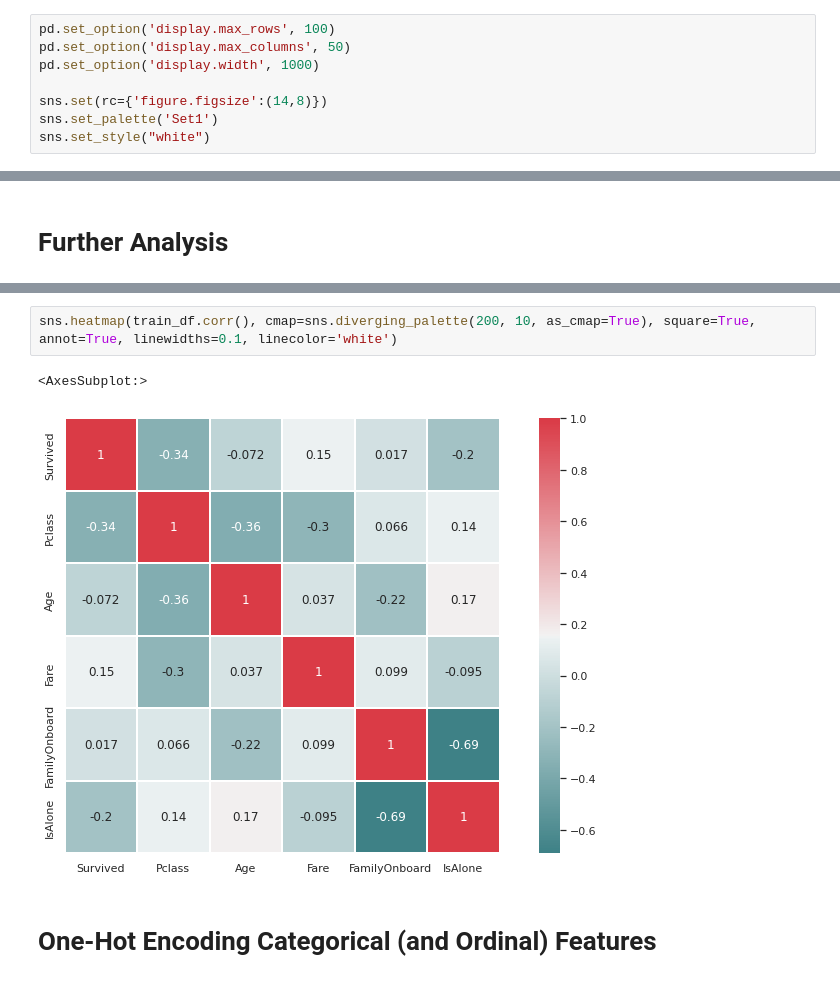
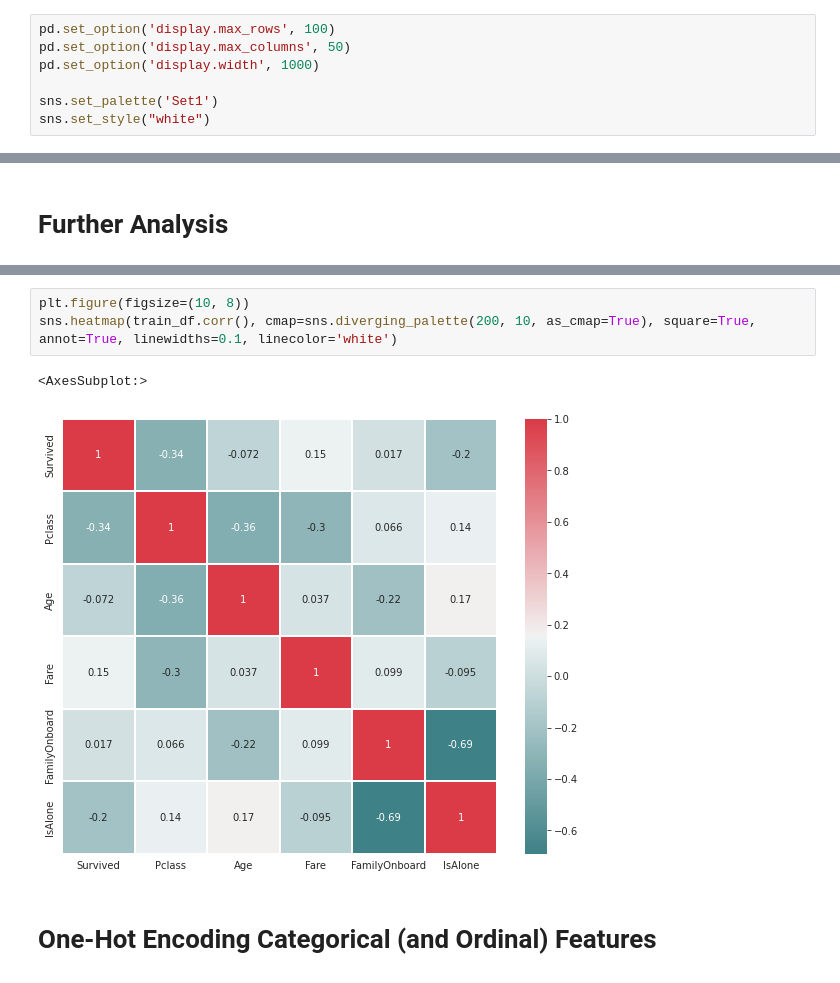
Before and after one commit to Hormozzan/TitanicPassengersSurvivalPrediction, a Jupyter notebook: titanic-passengers-survival-prediction.ipynb, the cells around one changed output, grey strips where cells are left out. Saved outputs shown, nothing was run; the diff lists cells and outputs as text.

```diff
--- a/titanic-passengers-survival-prediction.ipynb
+++ b/titanic-passengers-survival-prediction.ipynb
@@ -43,7 +42,6 @@ pd.set_option('display.max_rows', 100)
 pd.set_option('display.max_columns', 50)
 pd.set_option('display.width', 1000)
 
-sns.set(rc={'figure.figsize':(14,8)})
 sns.set_palette('Set1')
 sns.set_style("white")
 # %% [markdown]
@@ -422,8 +420,9 @@ sns.pairplot(data=train_df, hue='Survived')
 # %%
+plt.figure(figsize=(10, 8))
 sns.heatmap(train_df.corr(), cmap=sns.diverging_palette(200, 10, as_cmap=True), square=True, annot=True, linewidths=0.1, linecolor='white')
 # %% [output]
 <AxesSubplot:>
-[figure, old version]
+[figure, new version]
 # %% [markdown]
 # One-Hot Encoding Categorical (and Ordinal) Features
 # %%
```
Also changed, not shown: parts of 40 cells of this notebook.
